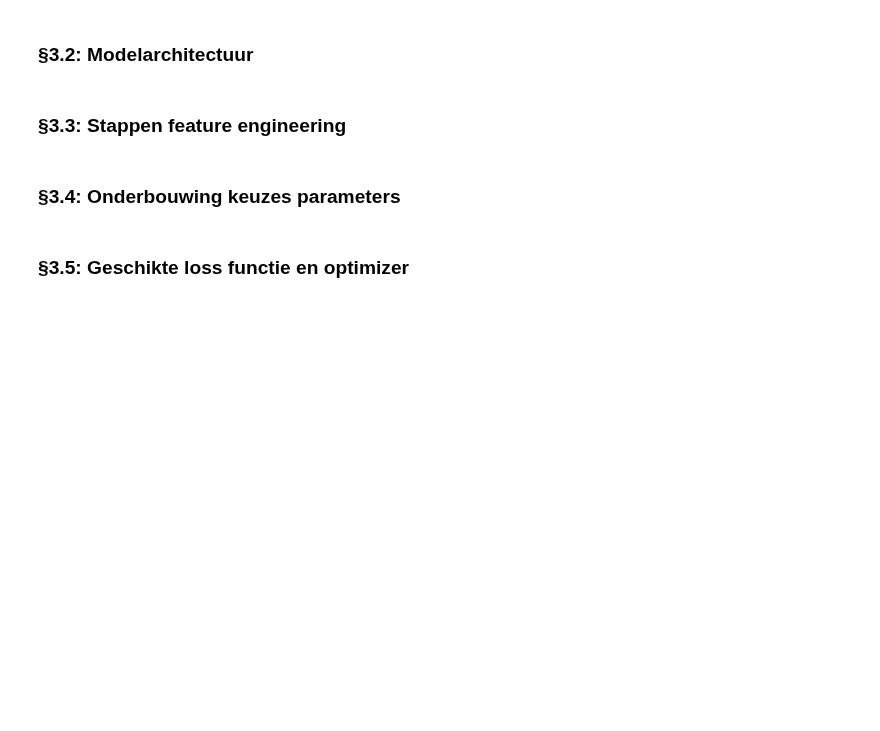
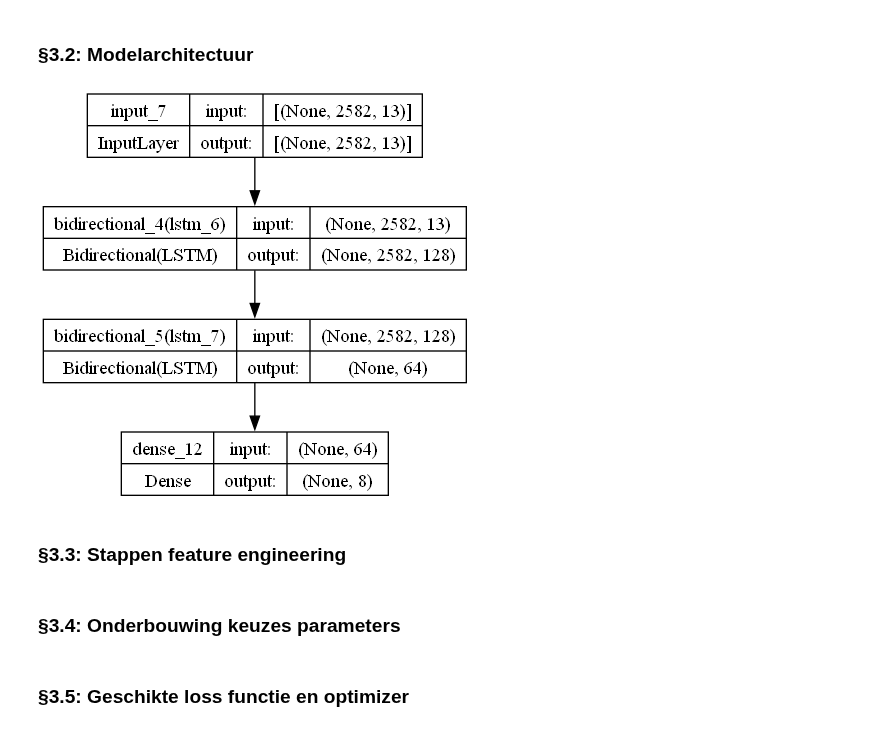
Before and after one commit to juliaboschman/Deep-Learning-Portfolio, a Jupyter notebook: Portfolio 2/Karaoke_Klassificatie.ipynb, the cells around one changed output. Cells and saved outputs as stored; diff of their text form; code cells hidden in the pictures; blank space fills up the shorter version.

Commit message:
eerste model toegevoegd

```diff
--- a/Portfolio 2/Karaoke_Klassificatie.ipynb
+++ b/Portfolio 2/Karaoke_Klassificatie.ipynb
@@ -293,0 +448,12 @@ Wanneer er gekeken wordt naar de gemiddelde lengtes van de teksten per genre val
+# %%
+def make_MFCC_ds(ds):
+    return ds.map(
+      map_func=lambda spectrogram,label: (spectrogram_to_mfcc(spectrogram), label),
+      num_parallel_calls=tf.data.AUTOTUNE)
+# %%
+train_MFCC_ds = make_MFCC_ds(train_spectrogram_ds)
+val_MFCC_ds = make_MFCC_ds(val_spectrogram_ds)
+test_MFCC_ds = make_MFCC_ds(test_spectrogram_ds)
+# %%
+for example_MFCC, example_MFCC_labels in train_MFCC_ds.take(1):
+    break
@@ -293,0 +464,13 @@ Wanneer er gekeken wordt naar de gemiddelde lengtes van de teksten per genre val
+# %%
+from tensorflow.keras.layers import Bidirectional
+
+input_shape = example_MFCC.shape[1:]
+
+model_lstm = models.Sequential([
+    layers.Input(shape=input_shape),
+    #Reshape((661500, 1)),
+    Bidirectional(LSTM(64, return_sequences=True)),
+    Bidirectional(LSTM(32, return_sequences=False)),
+    Dense(8, activation='softmax')
+])
+model_lstm.summary()
@@ -294,6 +495,10 @@ Wanneer er gekeken wordt naar de gemiddelde lengtes van de teksten per genre val
 # %% [markdown]
 <a name='3.2'></a>
 <h3>&sect;3.2: Modelarchitectuur</h3>
+# %%
+tf.keras.utils.plot_model(model_lstm, to_file='LSTM_audio.png', show_shapes=True, show_layer_names=True)
+# %% [output]
+[figure, added]
 # %% [markdown]
 <a name='3.3'></a>
 <h3>&sect;3.3: Stappen feature engineering</h3>
```
Also changed, not shown: parts of 22 cells of this notebook.
